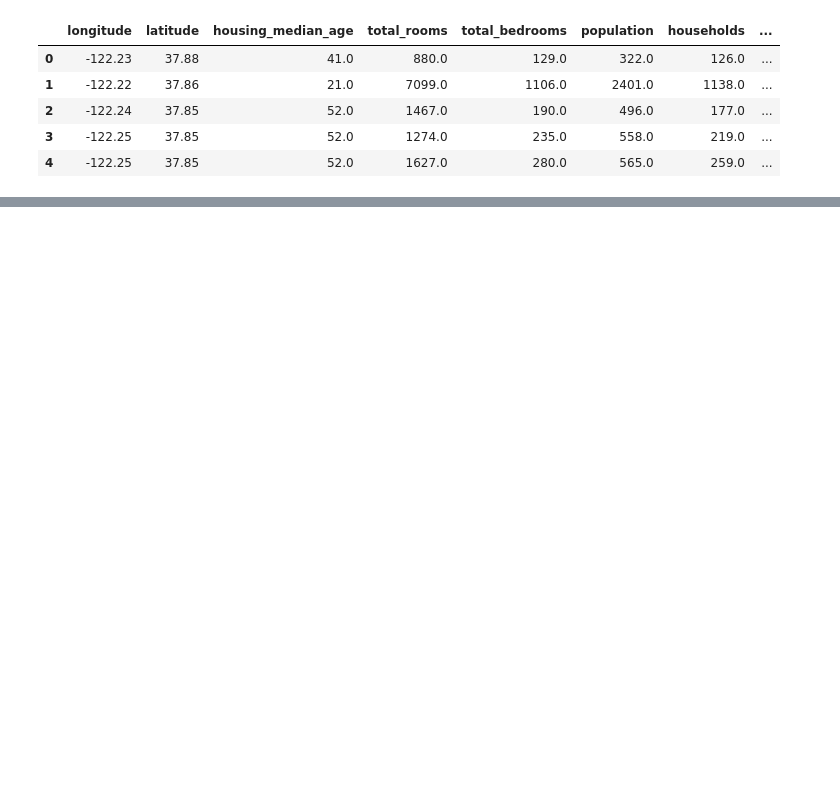
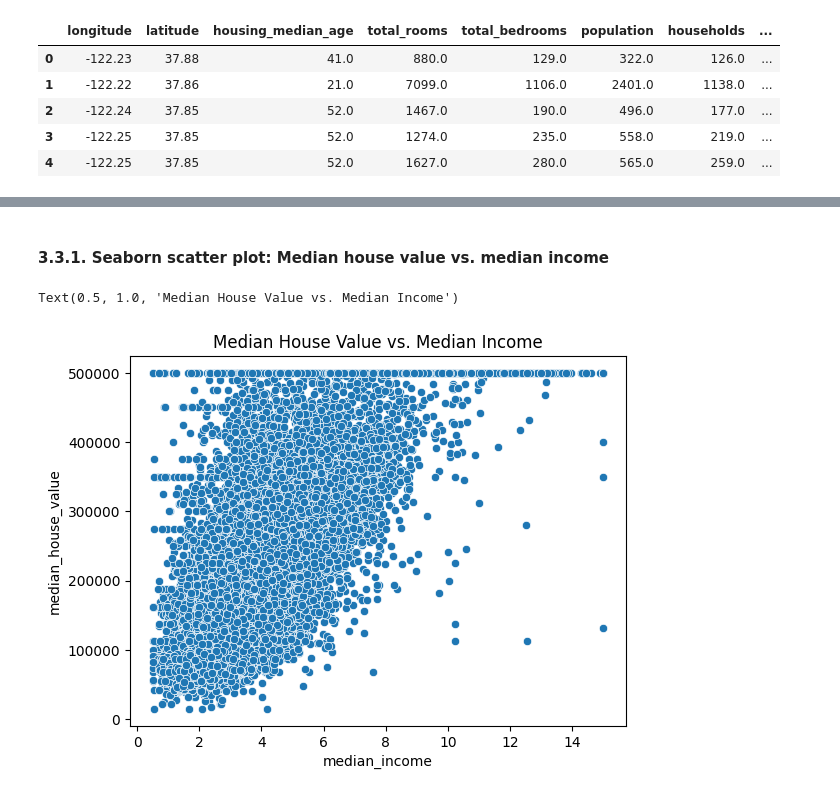
Before and after one commit to arcadiopfz/CSCN8010-labs, a Jupyter notebook: Lab3-Arca/Lab3_code_arca.ipynb, the cells around one changed output, grey strips where cells are left out. Drawn from its saved outputs; the diff is of its cells as text; code cells hidden in the pictures; blank space fills up the shorter version.

```diff
--- a/Lab3-Arca/Lab3_code_arca.ipynb
+++ b/Lab3-Arca/Lab3_code_arca.ipynb
@@ -70,0 +89,11 @@ import matplotlib.pyplot as plt
+# %% [markdown]
+#### 3.3.1. Seaborn scatter plot: Median house value vs. median income
+# %%
+import seaborn as sns
+import matplotlib.pyplot as plt
+
+sns.scatterplot(x="median_income", y="median_house_value", data=house)
+plt.title('Median House Value vs. Median Income')
+# %% [output]
+Text(0.5, 1.0, 'Median House Value vs. Median Income')
+[figure, added]
```
Also changed, not shown: parts of 59 cells of this notebook, 2 other files.
